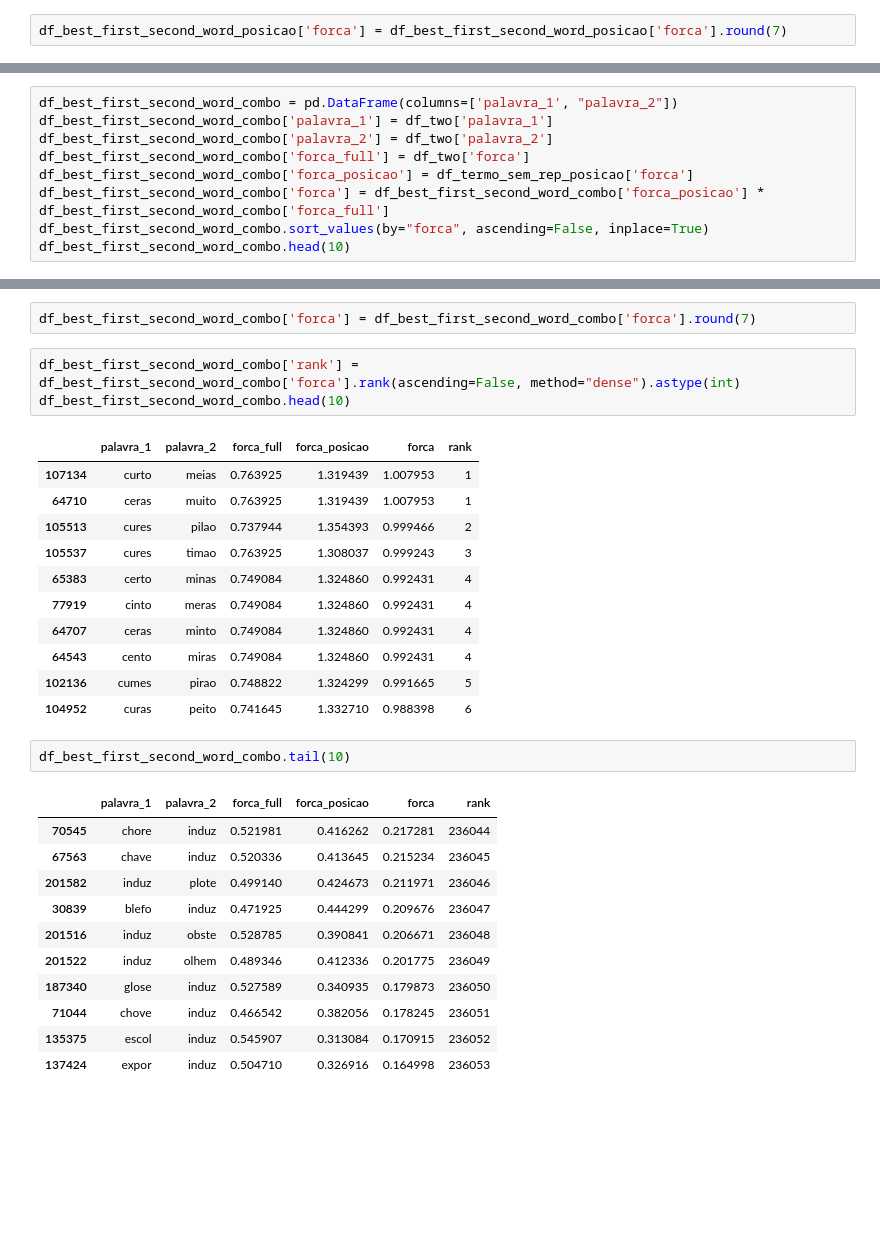
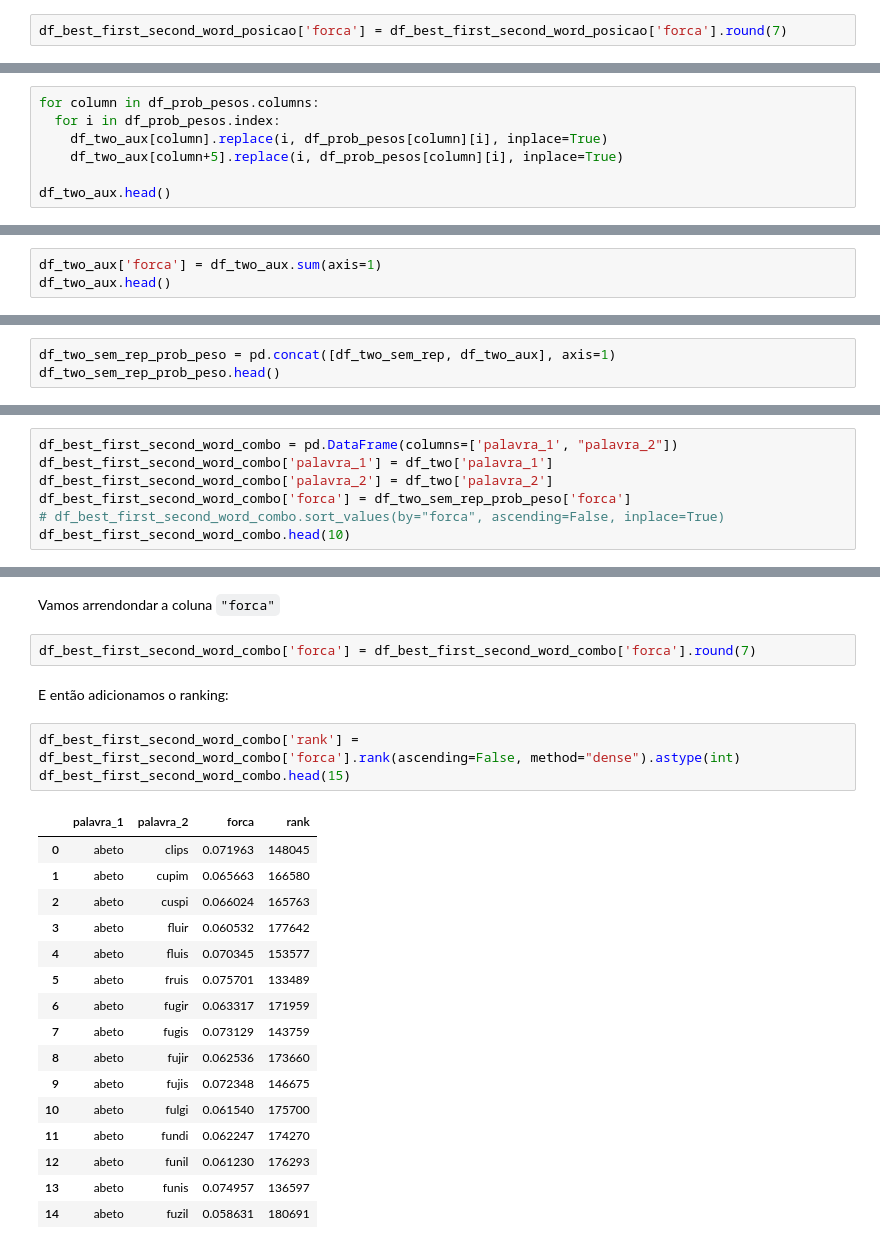
Before and after one commit to andersonmdcanteli/termo, a Jupyter notebook: termo_analysis.ipynb, the cells around one changed output, grey strips where cells are left out. Drawn from its saved outputs; the diff is of its cells as text; blank space fills up the shorter version.

```diff
--- a/termo_analysis.ipynb
+++ b/termo_analysis.ipynb
@@ -1598,0 +1828,7 @@ df_two.head()
+# %%
+for column in df_prob_pesos.columns:
+  for i in df_prob_pesos.index:
+    df_two_aux[column].replace(i, df_prob_pesos[column][i], inplace=True)
+    df_two_aux[column+5].replace(i, df_prob_pesos[column][i], inplace=True)
+
+df_two_aux.head()
@@ -1598,0 +1844,3 @@ df_two.head()
+# %%
+df_two_aux['forca'] = df_two_aux.sum(axis=1)
+df_two_aux.head()
@@ -1598,0 +1856,3 @@ df_two.head()
+# %%
+df_two_sem_rep_prob_peso = pd.concat([df_two_sem_rep, df_two_aux], axis=1)
+df_two_sem_rep_prob_peso.head()
@@ -1600,9 +1869,7 @@ df_two.head()
 df_best_first_second_word_combo = pd.DataFrame(columns=['palavra_1', "palavra_2"])
 df_best_first_second_word_combo['palavra_1'] = df_two['palavra_1']
 df_best_first_second_word_combo['palavra_2'] = df_two['palavra_2']
-df_best_first_second_word_combo['forca_full'] = df_two['forca']
-df_best_first_second_word_combo['forca_posicao'] = df_termo_sem_rep_posicao['forca']
-df_best_first_second_word_combo['forca'] = df_best_first_second_word_combo['forca_posicao'] * df_best_first_second_word_combo['forca_full']
-df_best_first_second_word_combo.sort_values(by="forca", ascending=False, inplace=True)
+df_best_first_second_word_combo['forca'] = df_two_sem_rep_prob_peso['forca']
+# df_best_first_second_word_combo.sort_values(by="forca", ascending=False, inplace=True)
 df_best_first_second_word_combo.head(10)
 # %% [output]
@@ -1620,31 +1887,26 @@ df_best_first_second_word_combo.head(10)
+# %% [markdown]
+Vamos arrendondar a coluna `"forca"`
 # %%
 df_best_first_second_word_combo['forca'] = df_best_first_second_word_combo['forca'].round(7)
+# %% [markdown]
+E então adicionamos o ranking:
 # %%
 df_best_first_second_word_combo['rank'] = df_best_first_second_word_combo['forca'].rank(ascending=False, method="dense").astype(int)
-df_best_first_second_word_combo.head(10)
+df_best_first_second_word_combo.head(15)
 # %% [output]
-|  | palavra_1 | palavra_2 | forca_full | forca_posicao | forca | rank |
-| 107134 | curto | meias | 0.763925 | 1.319439 | 1.007953 | 1 |
-| 64710 | ceras | muito | 0.763925 | 1.319439 | 1.007953 | 1 |
-| 105513 | cures | pilao | 0.737944 | 1.354393 | 0.999466 | 2 |
-| 105537 | cures | timao | 0.763925 | 1.308037 | 0.999243 | 3 |
-| 65383 | certo | minas | 0.749084 | 1.324860 | 0.992431 | 4 |
-| 77919 | cinto | meras | 0.749084 | 1.324860 | 0.992431 | 4 |
-| 64707 | ceras | minto | 0.749084 | 1.324860 | 0.992431 | 4 |
-| 64543 | cento | miras | 0.749084 | 1.324860 | 0.992431 | 4 |
-| 102136 | cumes | pirao | 0.748822 | 1.324299 | 0.991665 | 5 |
-| 104952 | curas | peito | 0.741645 | 1.332710 | 0.988398 | 6 |
+|  | palavra_1 | palavra_2 | forca | rank |
+| 0 | abeto | clips | 0.071963 | 148045 |
+| 1 | abeto | cupim | 0.065663 | 166580 |
+| 2 | abeto | cuspi | 0.066024 | 165763 |
+| 3 | abeto | fluir | 0.060532 | 177642 |
+| 4 | abeto | fluis | 0.070345 | 153577 |
+| 5 | abeto | fruis | 0.075701 | 133489 |
+| 6 | abeto | fugir | 0.063317 | 171959 |
+| 7 | abeto | fugis | 0.073129 | 143759 |
+| 8 | abeto | fujir | 0.062536 | 173660 |
+| 9 | abeto | fujis | 0.072348 | 146675 |
+| 10 | abeto | fulgi | 0.061540 | 175700 |
+| 11 | abeto | fundi | 0.062247 | 174270 |
+| 12 | abeto | funil | 0.061230 | 176293 |
+| 13 | abeto | funis | 0.074957 | 136597 |
+| 14 | abeto | fuzil | 0.058631 | 180691 |
-# %%
-df_best_first_second_word_combo.tail(10)
-# %% [output]
-|  | palavra_1 | palavra_2 | forca_full | forca_posicao | forca | rank |
-| 70545 | chore | induz | 0.521981 | 0.416262 | 0.217281 | 236044 |
-| 67563 | chave | induz | 0.520336 | 0.413645 | 0.215234 | 236045 |
-| 201582 | induz | plote | 0.499140 | 0.424673 | 0.211971 | 236046 |
-| 30839 | blefo | induz | 0.471925 | 0.444299 | 0.209676 | 236047 |
-| 201516 | induz | obste | 0.528785 | 0.390841 | 0.206671 | 236048 |
-| 201522 | induz | olhem | 0.489346 | 0.412336 | 0.201775 | 236049 |
-| 187340 | glose | induz | 0.527589 | 0.340935 | 0.179873 | 236050 |
-| 71044 | chove | induz | 0.466542 | 0.382056 | 0.178245 | 236051 |
-| 135375 | escol | induz | 0.545907 | 0.313084 | 0.170915 | 236052 |
-| 137424 | expor | induz | 0.504710 | 0.326916 | 0.164998 | 236053 |
```
Also changed, not shown: parts of 117 cells of this notebook.
